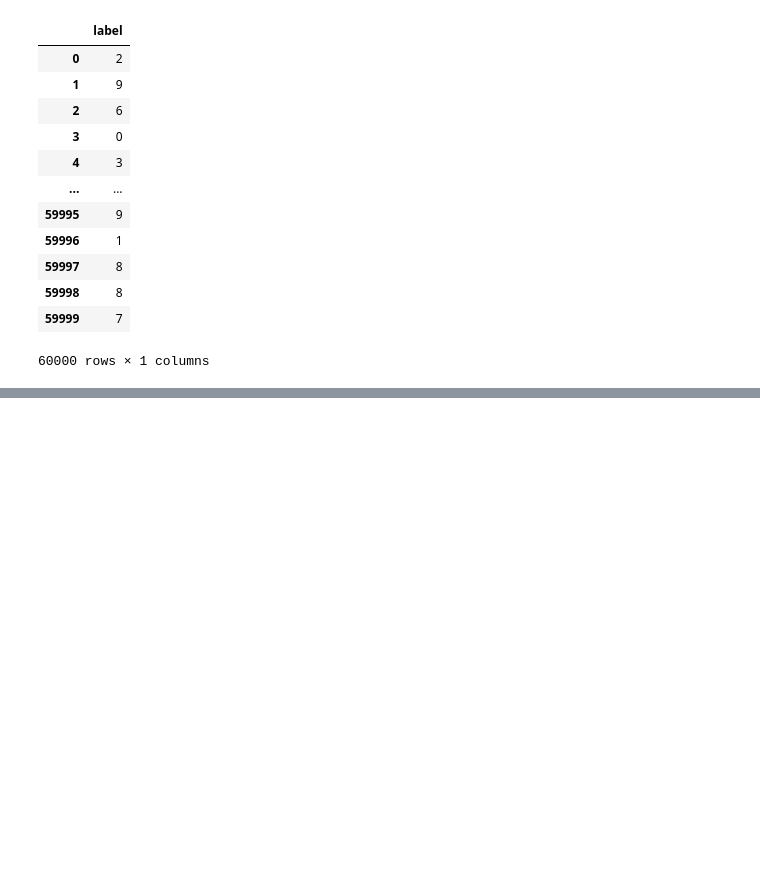
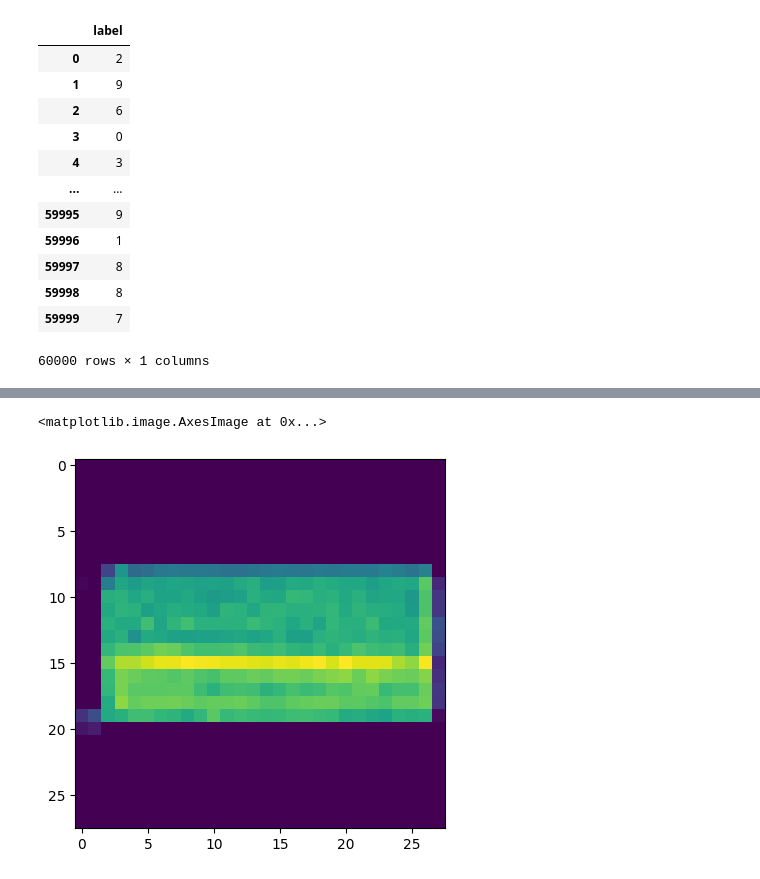
Before and after one commit to banvro/3-to-4-AI-august, a Jupyter notebook: Multiclass classification.ipynb, the cells around one changed output, grey strips where cells are left out. Cells and saved outputs as stored; diff of their text form; code cells hidden in the pictures; blank space fills up the shorter version.

```diff
--- a/Multiclass classification.ipynb
+++ b/Multiclass classification.ipynb
@@ -180,0 +183,3 @@ y_train
+# %%
+train = pd.read_csv('fashion-mnist_train.csv')
+test = pd.read_csv('fashion-mnist_test.csv')
@@ -180,0 +188,3 @@ y_train
+# %%
+x_train = train.drop(columns = 'label')
+y_train = train['label']
@@ -180,0 +227,2 @@ y_train
+# %%
+x_train_list = x_train.values.tolist()
@@ -180,0 +231,5 @@ y_train
+# %%
+plt.imshow(np.reshape(x_train_list[1000], (28, 28, 1)))
+# %% [output]
+<matplotlib.image.AxesImage at 0x...>
+[figure, added]
```
Also changed, not shown: parts of 13 cells of this notebook, 3 other files.
